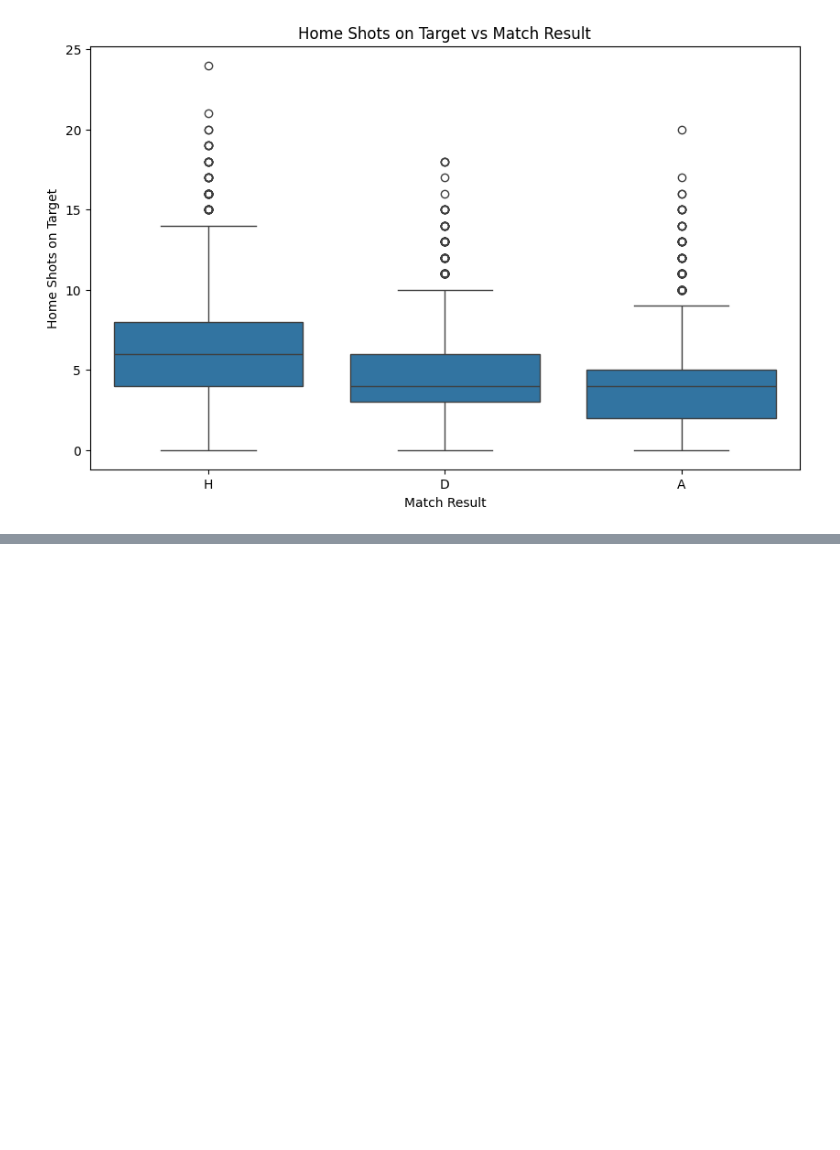
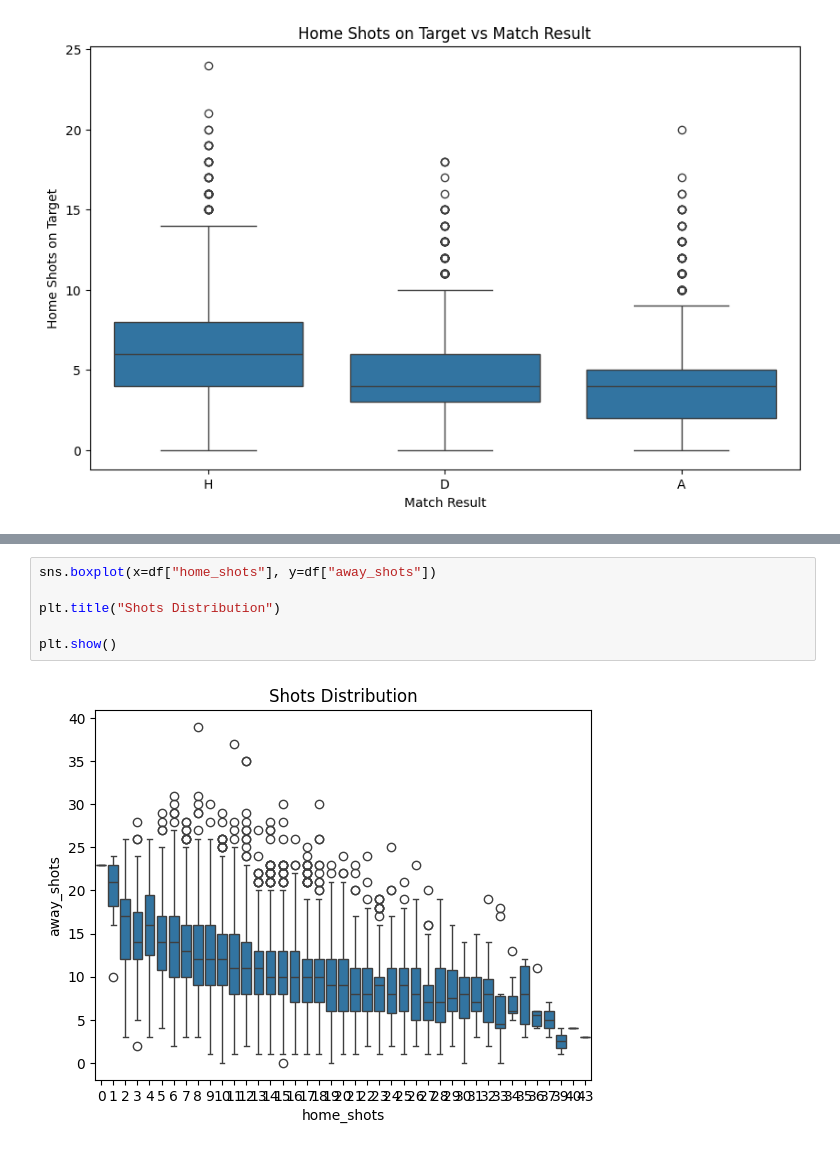
Before and after one commit to bikrambohara/Data_Science_Project, a Jupyter notebook: src/eda.ipynb, the cells around one changed output, grey strips where cells are left out. Drawn from its saved outputs; the diff is of its cells as text; blank space fills up the shorter version.

```diff
--- a/src/eda.ipynb
+++ b/src/eda.ipynb
@@ -76,0 +94,8 @@ plt.show()
+# %%
+sns.boxplot(x=df["home_shots"], y=df["away_shots"])
+
+plt.title("Shots Distribution")
+
+plt.show()
+# %% [output]
+[figure, added]
```
Also changed, not shown: parts of 4 cells of this notebook, 4 other files.
